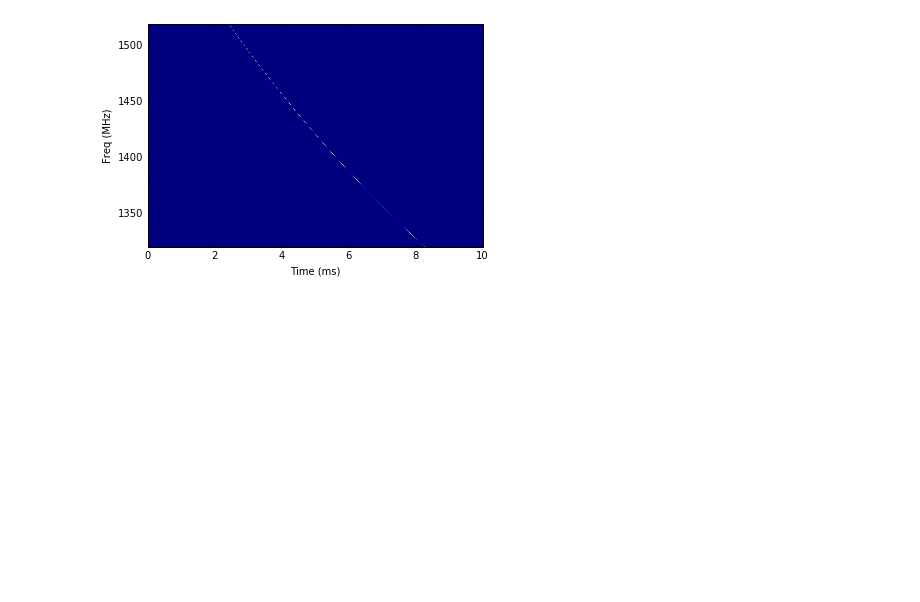
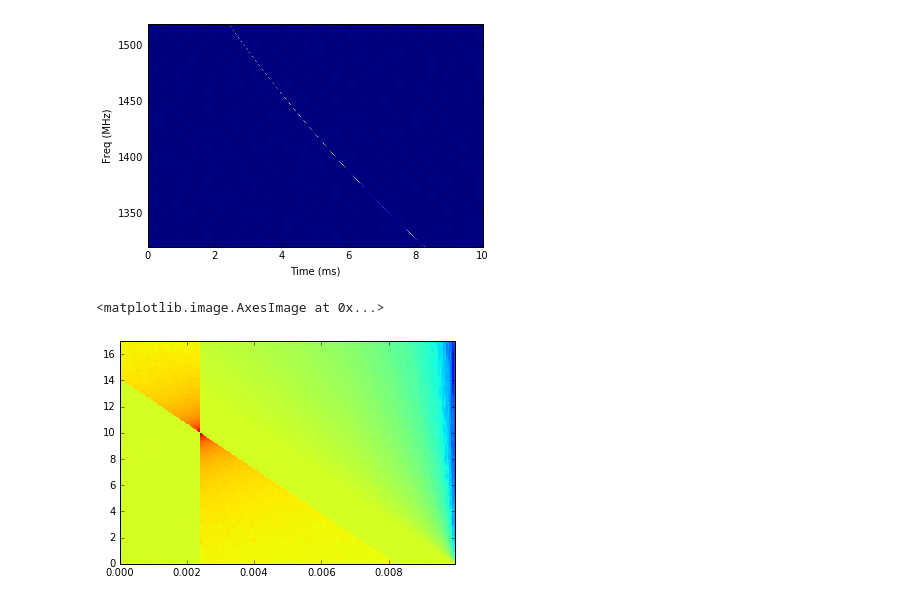
Before and after one commit to adampbeardsley/tutorials, a Jupyter notebook: coherent_vs_incoherent_dedispersion.ipynb, the cells around one changed output. Drawn from its saved outputs; the diff is of its cells as text; code cells hidden in the pictures; blank space fills up the shorter version.

```diff
--- a/coherent_vs_incoherent_dedispersion.ipynb
+++ b/coherent_vs_incoherent_dedispersion.ipynb
@@ -70,16 +70,19 @@ plt.xlabel('Time (ms)'); plt.ylabel('Freq (MHz)');
 # %%
 # Brute force a dispersion measure transform
 # Set up axes
+t_reduce = 5  # skip most of time/dm bins for speed. Set to 1 for full matrix.
+dm_reduce = 5
+t_axis_use = t_axis_coarse[0::t_reduce]
 delta_t_max = t_axis_coarse.max() - t_axis_coarse.min()
 DM_max = delta_t_max / (dispersion_constant * ((f_axis_coarse.min() + f0)**-2 - (f_axis_coarse.max() + f0)**-2))
-DM_axis = np.arange(n_t_per_chunk) * DM_max / n_t_per_chunk
-DM_mat = np.zeros((n_t_per_chunk, n_t_chunks))
+DM_axis = np.arange(n_t_chunks / dm_reduce) * DM_max / (n_t_chunks / dm_reduce)
+DM_mat = np.zeros((len(t_axis_use), len(DM_axis)))
 
 # Need to rewrite... takes wayyyy too long
 # Also, I'm pretty sure it's buggy.
-fsq_axis = dispersion_constant * (f_axis_coarse**-2 - f_axis_coarse[-1]**-2)
-t_min = t_axis_coarse.min()
-for ti, t0 in enumerate(log_progress(t_axis_coarse, every=10)):
+fsq_axis = dispersion_constant * ((f_axis_coarse + f0)**-2 - (f_axis_coarse[-1] + f0)**-2)
+t_min = t_axis_use.min()
+for ti, t0 in enumerate(log_progress(t_axis_use, every=1)):
     for dmi, dm in enumerate(DM_axis):
         for fi, f in reversed(list(enumerate(fsq_axis))):
             # ind = np.argmin(np.abs(t_axis_coarse - dm * fsq_axis))
@@ -87,3 +90,9 @@ for ti, t0 in enumerate(log_progress(t_axis_coarse, every=10)):
             if ind >= n_t_chunks:
                 break
             DM_mat[ti, dmi] += f_data[ind, fi]
+# %%
+plt.imshow(np.log(DM_mat.transpose()), extent=(t_axis_use.min(), t_axis_use.max(), DM_axis.min(), DM_axis.max()),
+           aspect='auto', interpolation='none', origin='lower')
+# %% [output]
+<matplotlib.image.AxesImage at 0x...>
+[figure, added]
```
Also changed, not shown: parts of 1 cell of this notebook.
